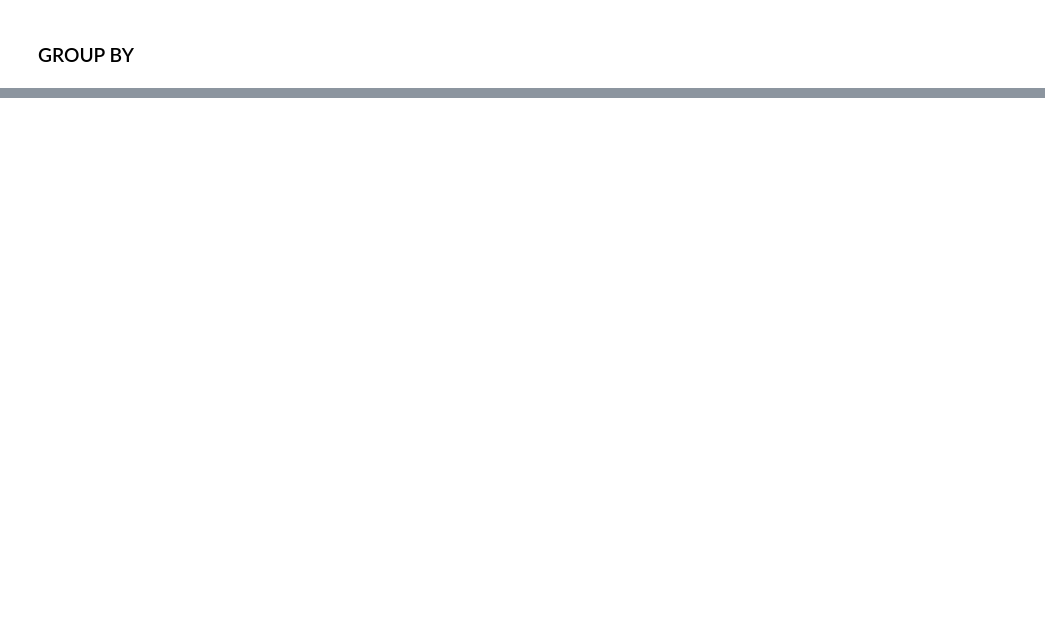
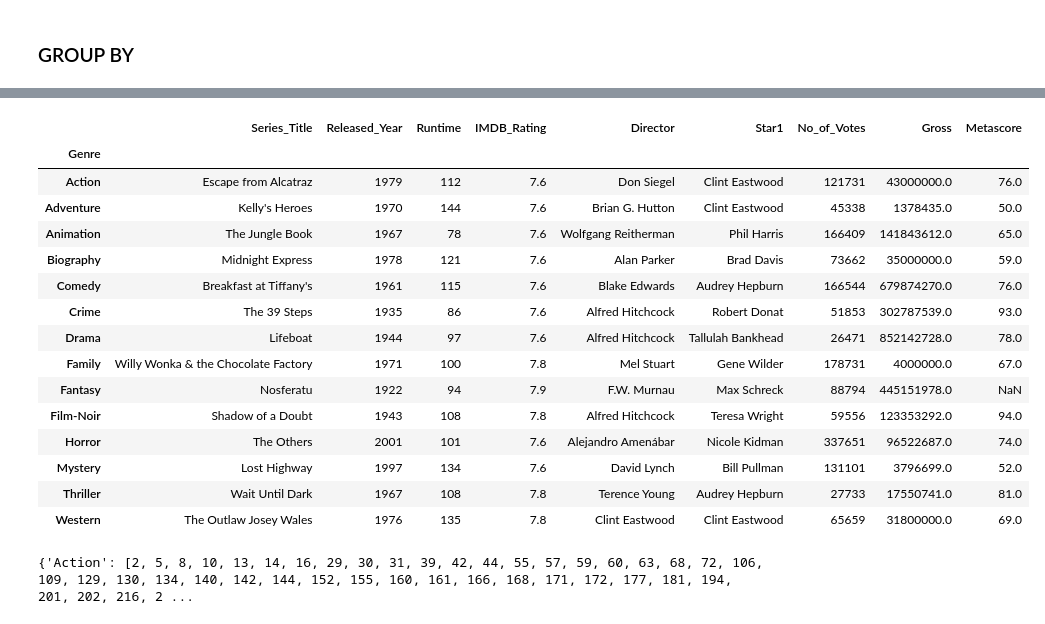
Before and after one commit to aryanshah2109/My_codes, a Jupyter notebook: Data Science One Shots/pandas_one_shot.ipynb, the cells around one changed output, grey strips where cells are left out. Drawn from its saved outputs; the diff is of its cells as text; code cells hidden in the pictures; blank space fills up the shorter version.

```diff
--- a/Data Science One Shots/pandas_one_shot.ipynb
+++ b/Data Science One Shots/pandas_one_shot.ipynb
@@ -1574,0 +1625,23 @@ genres.sum()
+# %%
+genres.last()   # Returns details of last movie that comes in that genre
+# %% [output]
+|  | Series_Title | Released_Year | Runtime | IMDB_Rating | Director | Star1 | No_of_Votes | Gross | Metascore |
+| Genre |  |  |  |  |  |  |  |  |  |
+| Action | Escape from Alcatraz | 1979 | 112 | 7.6 | Don Siegel | Clint Eastwood | 121731 | 43000000.0 | 76.0 |
+| Adventure | Kelly's Heroes | 1970 | 144 | 7.6 | Brian G. Hutton | Clint Eastwood | 45338 | 1378435.0 | 50.0 |
+| Animation | The Jungle Book | 1967 | 78 | 7.6 | Wolfgang Reitherman | Phil Harris | 166409 | 141843612.0 | 65.0 |
+| Biography | Midnight Express | 1978 | 121 | 7.6 | Alan Parker | Brad Davis | 73662 | 35000000.0 | 59.0 |
+| Comedy | Breakfast at Tiffany's | 1961 | 115 | 7.6 | Blake Edwards | Audrey Hepburn | 166544 | 679874270.0 | 76.0 |
+| Crime | The 39 Steps | 1935 | 86 | 7.6 | Alfred Hitchcock | Robert Donat | 51853 | 302787539.0 | 93.0 |
+| Drama | Lifeboat | 1944 | 97 | 7.6 | Alfred Hitchcock | Tallulah Bankhead | 26471 | 852142728.0 | 78.0 |
+| Family | Willy Wonka & the Chocolate Factory | 1971 | 100 | 7.8 | Mel Stuart | Gene Wilder | 178731 | 4000000.0 | 67.0 |
+| Fantasy | Nosferatu | 1922 | 94 | 7.9 | F.W. Murnau | Max Schreck | 88794 | 445151978.0 | NaN |
+| Film-Noir | Shadow of a Doubt | 1943 | 108 | 7.8 | Alfred Hitchcock | Teresa Wright | 59556 | 123353292.0 | 94.0 |
+| Horror | The Others | 2001 | 101 | 7.6 | Alejandro Amenábar | Nicole Kidman | 337651 | 96522687.0 | 74.0 |
+| Mystery | Lost Highway | 1997 | 134 | 7.6 | David Lynch | Bill Pullman | 131101 | 3796699.0 | 52.0 |
+| Thriller | Wait Until Dark | 1967 | 108 | 7.8 | Terence Young | Audrey Hepburn | 27733 | 17550741.0 | 81.0 |
+| Western | The Outlaw Josey Wales | 1976 | 135 | 7.8 | Clint Eastwood | Clint Eastwood | 65659 | 31800000.0 | 69.0 |
+# %%
+genres.groups   # Returns dictionary of keys: name of genre and values: list of indices of that genre
+# %% [output]
+{'Action': [2, 5, 8, 10, 13, 14, 16, 29, 30, 31, 39, 42, 44, 55, 57, 59, 60, 63, 68, 72, 106, 109, 129, 130, 134, 140, 142, 144, 152, 155, 160, 161, 166, 168, 171, 172, 177, 181, 194, 201, 202, 216, 2 ...
```
Also changed, not shown: parts of 52 cells of this notebook, 2 other files.
